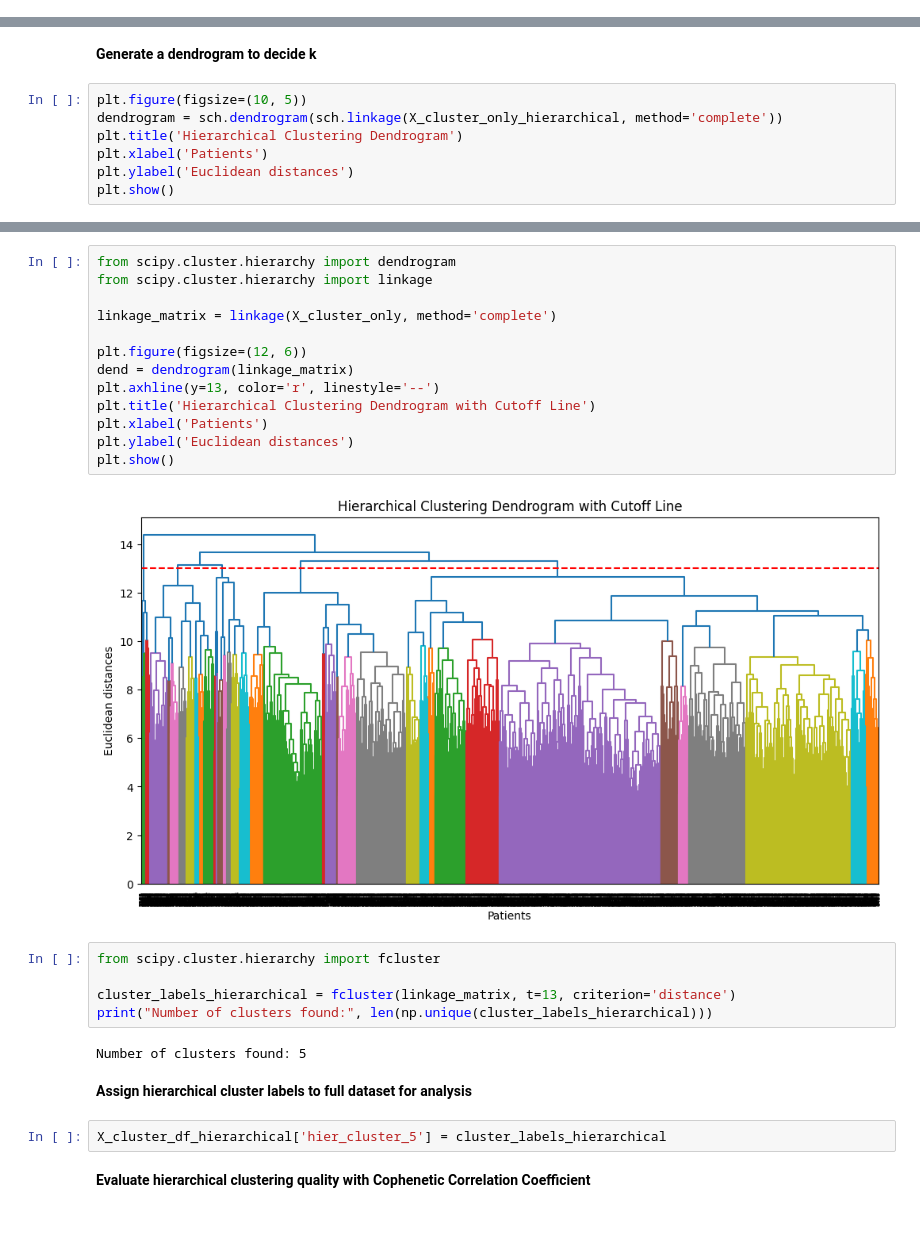
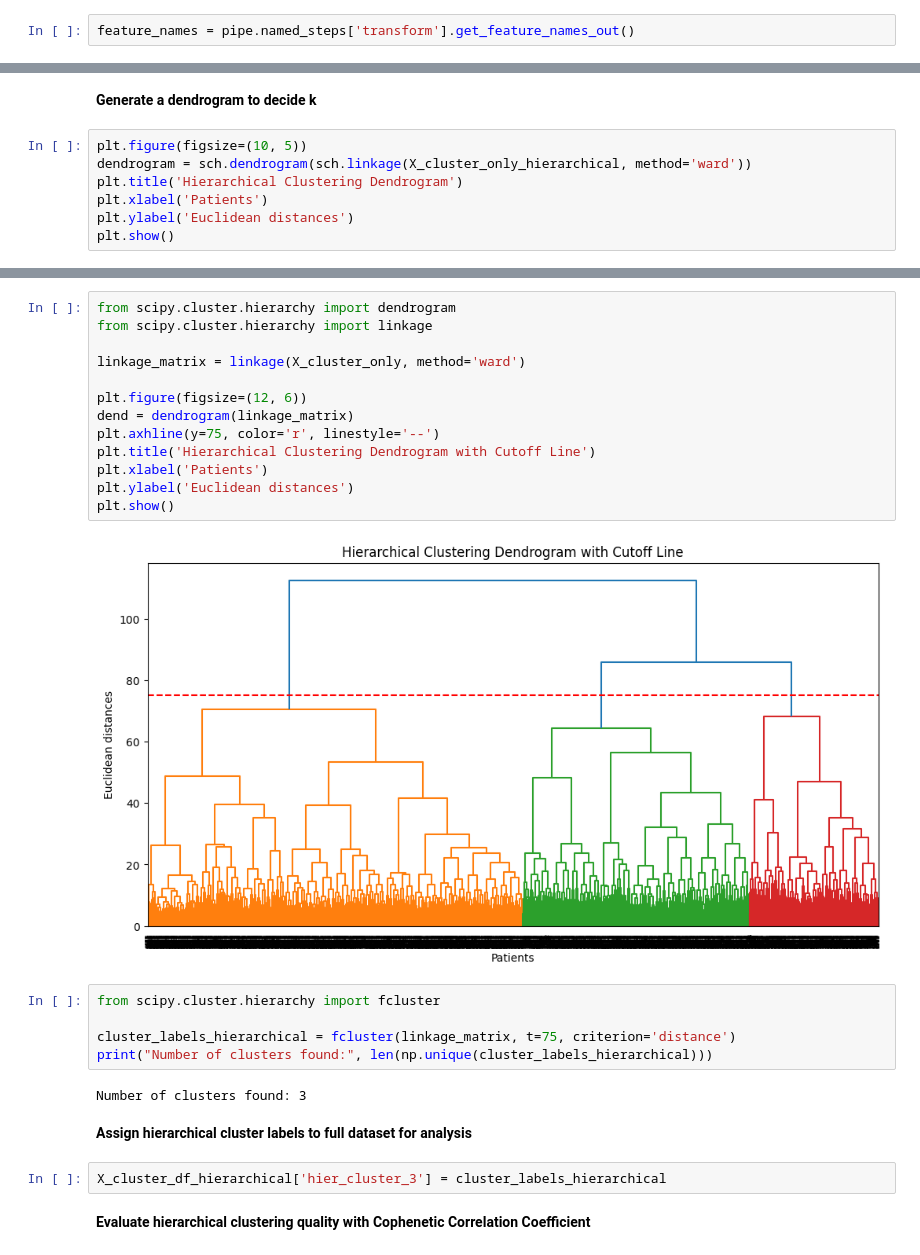
Before and after one commit to Edenshmuel/MIMIC_ICU_Prediction_and_Clustering, a Jupyter notebook: Clustering.ipynb, the cells around one changed output, grey strips where cells are left out. Saved outputs shown, nothing was run; the diff lists cells and outputs as text; blank space fills up the shorter version.

```diff
--- a/Clustering.ipynb
+++ b/Clustering.ipynb
@@ -94,3 +88,5 @@ for name, transformer, cols in pipe.named_steps['transform'].transformers_:
+# %%
+feature_names = pipe.named_steps['transform'].get_feature_names_out()
 # %% [markdown]
 Build DataFrame With Feature Names
 # %%
@@ -632,7 +627,7 @@ X_cluster_df_hierarchical = X_cluster_df.copy()
 **Generate a dendrogram to decide k**
 # %%
 plt.figure(figsize=(10, 5))
-dendrogram = sch.dendrogram(sch.linkage(X_cluster_only_hierarchical, method='complete'))
+dendrogram = sch.dendrogram(sch.linkage(X_cluster_only_hierarchical, method='ward'))
 plt.title('Hierarchical Clustering Dendrogram')
 plt.xlabel('Patients')
 plt.ylabel('Euclidean distances')
@@ -642,29 +637,29 @@ plt.show()
 # %%
 from scipy.cluster.hierarchy import dendrogram
 from scipy.cluster.hierarchy import linkage
 
-linkage_matrix = linkage(X_cluster_only, method='complete')
+linkage_matrix = linkage(X_cluster_only, method='ward')
 
 plt.figure(figsize=(12, 6))
 dend = dendrogram(linkage_matrix)
-plt.axhline(y=13, color='r', linestyle='--')
+plt.axhline(y=75, color='r', linestyle='--')
 plt.title('Hierarchical Clustering Dendrogram with Cutoff Line')
 plt.xlabel('Patients')
 plt.ylabel('Euclidean distances')
 plt.show()
 # %% [output]
-[figure, old version]
+[figure, new version]
 # %%
 from scipy.cluster.hierarchy import fcluster
 
-cluster_labels_hierarchical = fcluster(linkage_matrix, t=13, criterion='distance')
+cluster_labels_hierarchical = fcluster(linkage_matrix, t=75, criterion='distance')
 print("Number of clusters found:", len(np.unique(cluster_labels_hierarchical)))
 # %% [output]
-Number of clusters found: 5
+Number of clusters found: 3
 # %% [markdown]
 **Assign hierarchical cluster labels to full dataset for analysis**
 # %%
-X_cluster_df_hierarchical['hier_cluster_5'] = cluster_labels_hierarchical
+X_cluster_df_hierarchical['hier_cluster_3'] = cluster_labels_hierarchical
 # %% [markdown]
 **Evaluate hierarchical clustering quality with Cophenetic Correlation Coefficient**
 # %%
```
Also changed, not shown: parts of 104 cells of this notebook.
